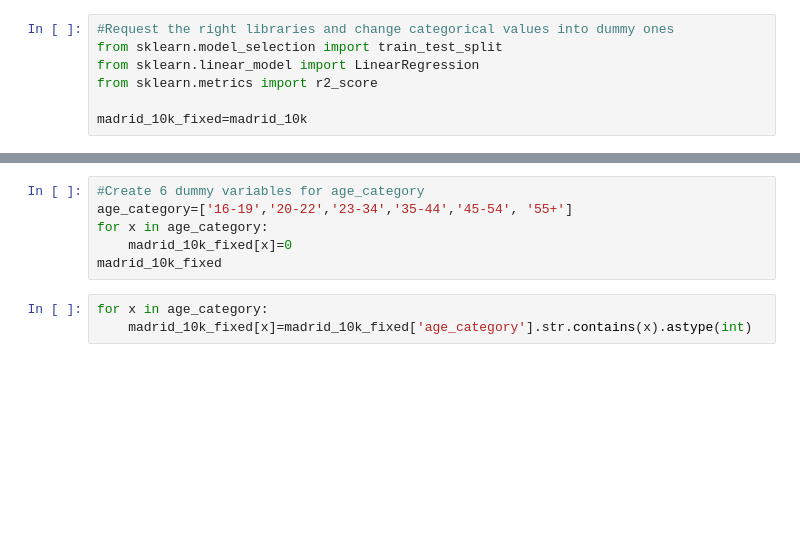
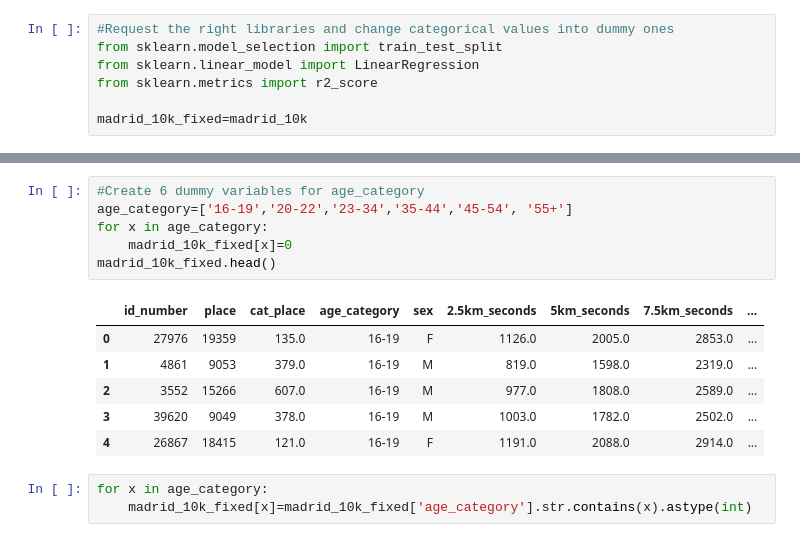
Before and after one commit to paoloironhack/dataptams2020, a Jupyter notebook: projects/Project_5_machine_learning/your-code/Madrid 10K Run ML.ipynb, the cells around one changed output, grey strips where cells are left out. Cells and saved outputs as stored; diff of their text form; blank space fills up the shorter version.

```diff
--- a/projects/Project_5_machine_learning/your-code/Madrid 10K Run ML.ipynb
+++ b/projects/Project_5_machine_learning/your-code/Madrid 10K Run ML.ipynb
@@ -202,9 +318,16 @@ madrid_10k_fixed=madrid_10k
 # %%
 #Create 6 dummy variables for age_category
 age_category=['16-19','20-22','23-34','35-44','45-54', '55+']
 for x in age_category:
     madrid_10k_fixed[x]=0
-madrid_10k_fixed
+madrid_10k_fixed.head()
+# %% [output]
+|  | id_number | place | cat_place | age_category | sex | 2.5km_seconds | 5km_seconds | 7.5km_seconds | ... |
+| 0 | 27976 | 19359 | 135.0 | 16-19 | F | 1126.0 | 2005.0 | 2853.0 | ... |
+| 1 | 4861 | 9053 | 379.0 | 16-19 | M | 819.0 | 1598.0 | 2319.0 | ... |
+| 2 | 3552 | 15266 | 607.0 | 16-19 | M | 977.0 | 1808.0 | 2589.0 | ... |
+| 3 | 39620 | 9049 | 378.0 | 16-19 | M | 1003.0 | 1782.0 | 2502.0 | ... |
+| 4 | 26867 | 18415 | 121.0 | 16-19 | F | 1191.0 | 2088.0 | 2914.0 | ... |
 # %%
 for x in age_category:
     madrid_10k_fixed[x]=madrid_10k_fixed['age_category'].str.contains(x).astype(int)
```
Also changed, not shown: parts of 45 cells of this notebook.
